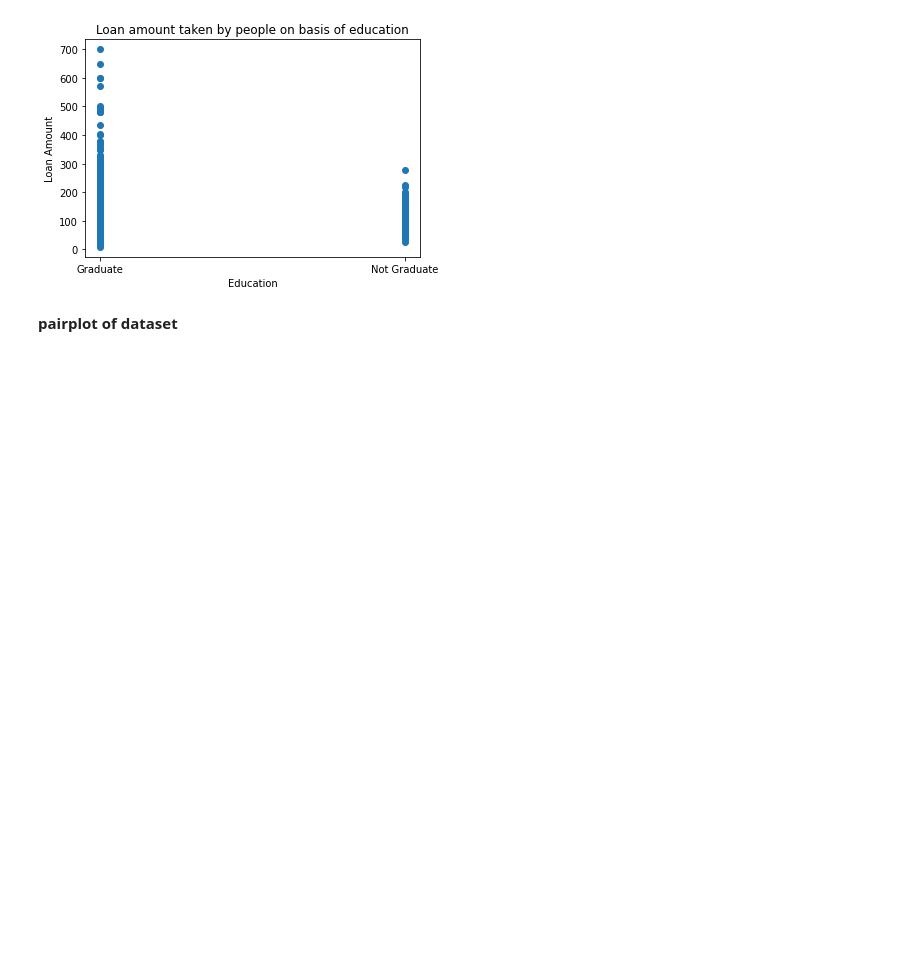
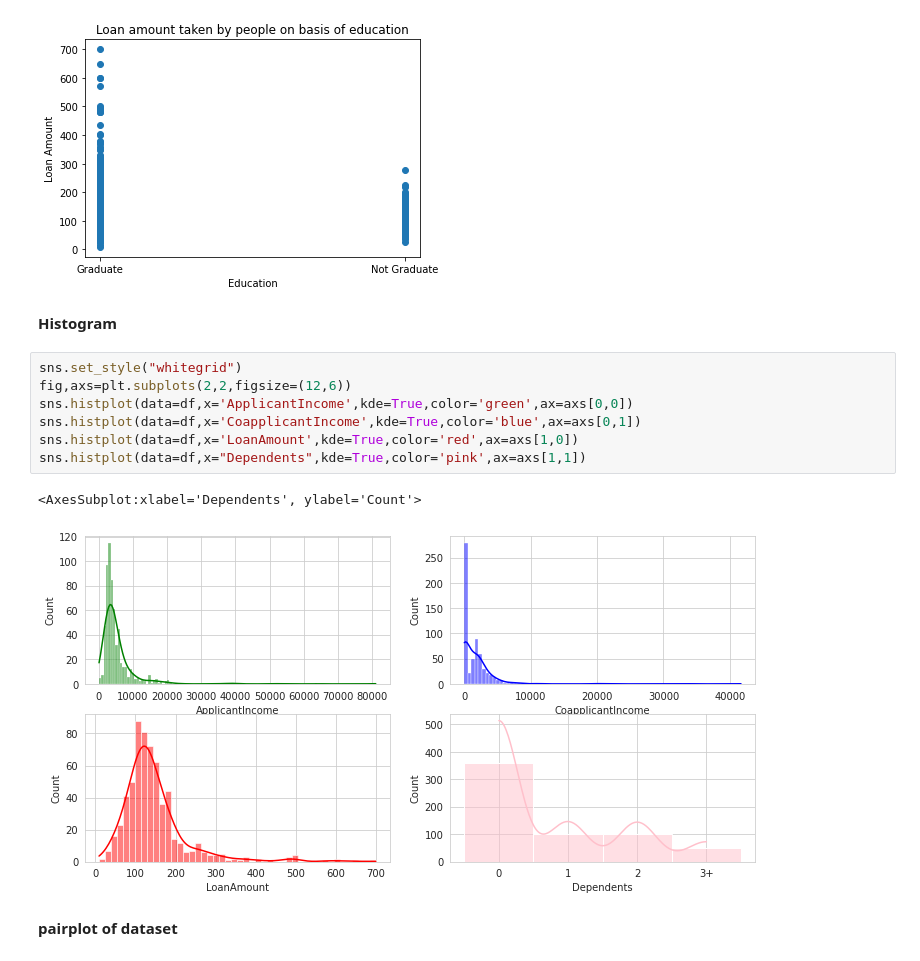
Before and after one commit to BibekRai44/Loan-Approval-Analysis, a Jupyter notebook: loan-approval-analysis.ipynb, the cells around one changed output. Drawn from its saved outputs; the diff is of its cells as text; blank space fills up the shorter version.

```diff
--- a/loan-approval-analysis.ipynb
+++ b/loan-approval-analysis.ipynb
@@ -306,6 +306,18 @@ plt.scatter(df['Education'],df['LoanAmount'])
 # %% [output]
 <matplotlib.collections.PathCollection at 0x...>
 [figure]
+# %% [markdown]
+**Histogram**
+# %%
+sns.set_style("whitegrid")
+fig,axs=plt.subplots(2,2,figsize=(12,6))
+sns.histplot(data=df,x='ApplicantIncome',kde=True,color='green',ax=axs[0,0])
+sns.histplot(data=df,x='CoapplicantIncome',kde=True,color='blue',ax=axs[0,1])
+sns.histplot(data=df,x='LoanAmount',kde=True,color='red',ax=axs[1,0])
+sns.histplot(data=df,x="Dependents",kde=True,color='pink',ax=axs[1,1])
+# %% [output]
+<AxesSubplot:xlabel='Dependents', ylabel='Count'>
+[figure, added]
 # %% [markdown]
 **pairplot of dataset**
 # %%
```
Also changed, not shown: parts of 3 cells of this notebook.
